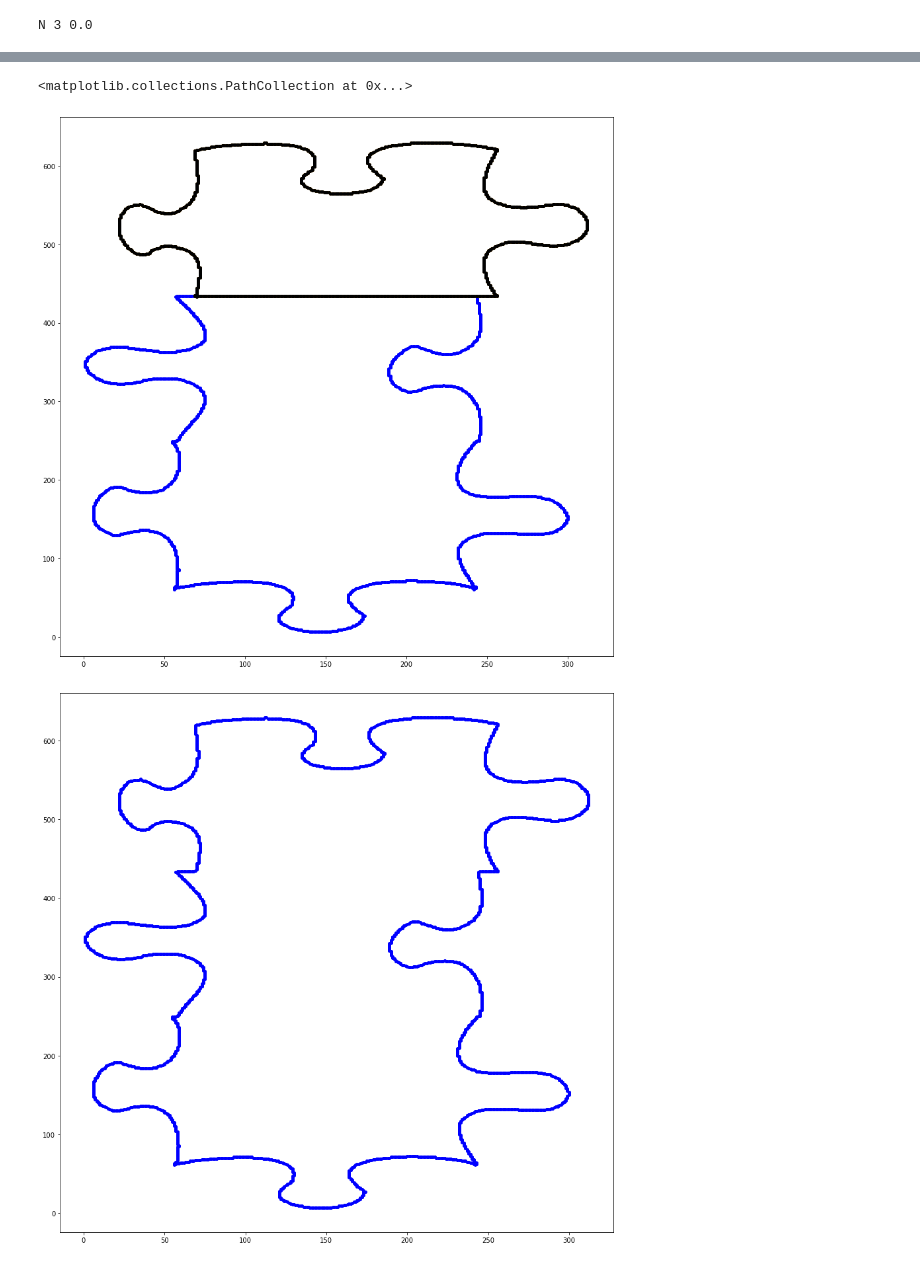
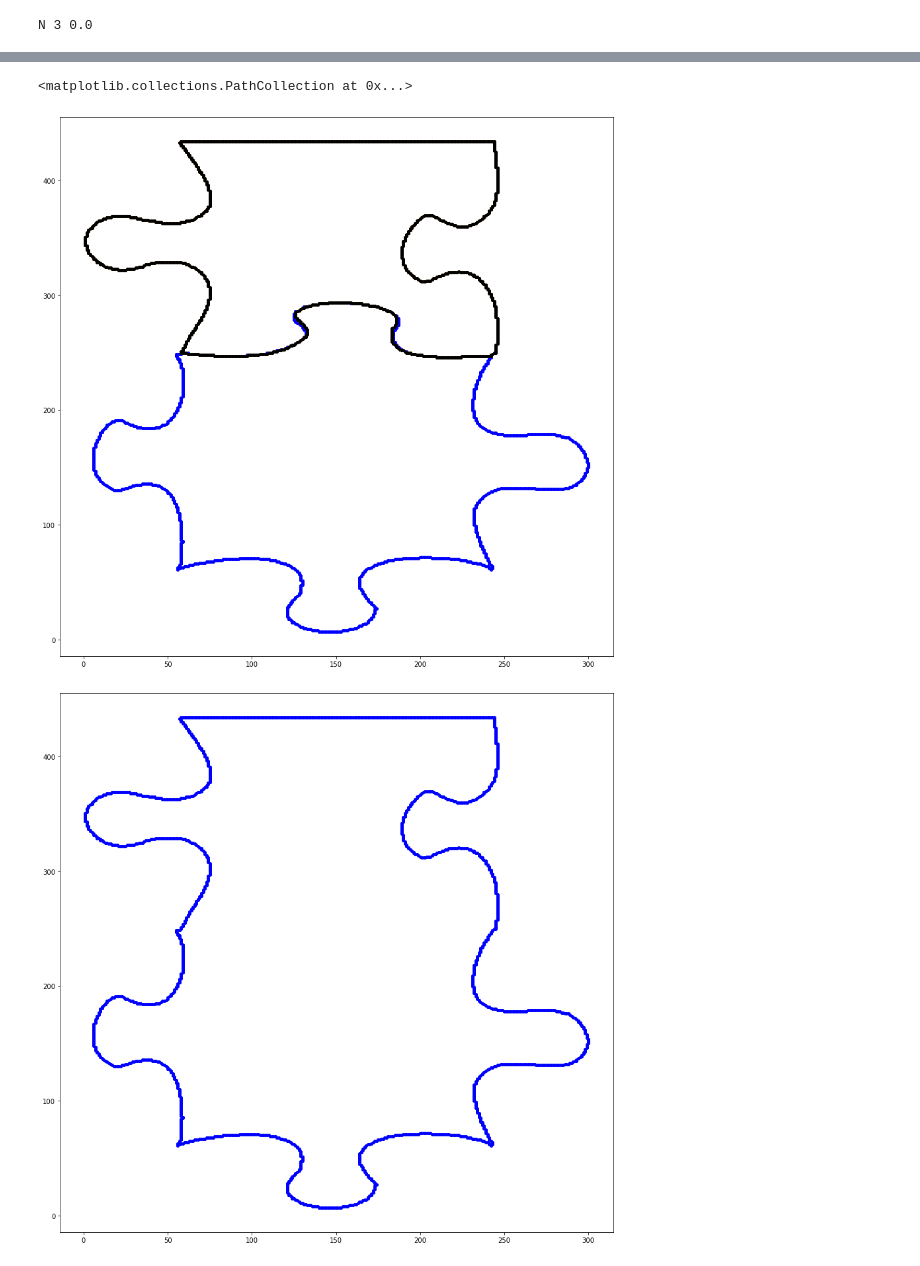
Before and after one commit to KirkDCO/JigSolve, a Jupyter notebook: general_design/3x3_Top5Hits.ipynb, the cells around one changed output, grey strips where cells are left out. Saved outputs shown, nothing was run; the diff lists cells and outputs as text; code cells hidden in the pictures.

```diff
--- a/general_design/3x3_Top5Hits.ipynb
+++ b/general_design/3x3_Top5Hits.ipynb
@@ -237,5 +237,5 @@ print(len(q_fine_seq), len(t_fine_seq))
 # %%
-## t_start = target.ext_to_old_index[mx_T]
+t_start = target.ext_to_old_index[mx_T]
 t_stop = t_start + length
 
 if t_stop >= len(target.border_sample):
@@ -269,35 +269,35 @@ else:
     idx = [i for i in range(q_orig_start,len(query.ordered_border))]
     idx = idx + [i for i in range(0, q_orig_stop+1)]
     q_fine_seq = {i:query.ordered_border[b] for i,b in enumerate(idx)}
 
 target.reposition_by_border(t_fine_seq, q_fine_seq)
 
 
 Q_x = [ q[1]['x'] for q in query.ordered_border.items() ]
 Q_y = [ q[1]['y'] for q in query.ordered_border.items() ]
 
 T_orig_x = [ t[1]['x'] for t in target.border.items() ]
 T_orig_y = [ t[1]['y'] for t in target.border.items() ]
 
 T_shifted_x = [t[1]['x'] for t in target.border.items() ]
 T_shifted_y = [t[1]['y'] for t in target.border.items() ]
 
 plt.figure(figsize = [15,15])
 plt.scatter( Q_x, Q_y, c = 'blue', s=16)
 plt.scatter( T_orig_x, T_orig_y, c = 'orange', s=16)
 plt.scatter( T_shifted_x, T_shifted_y, c = 'black', s=16)
 
 query.merge(target)
 
 Q_merged_x = [ q[1]['x'] for q in query.border.items() ]
 Q_merged_y = [ q[1]['y'] for q in query.border.items() ]
 
 plt.figure(figsize = [15,15])
 plt.scatter( Q_merged_x, Q_merged_y, c = 'blue', s=16)
 # %% [output]
 <matplotlib.collections.PathCollection at 0x...>
-[figure, old version]
+[figure, new version]
-[figure, old version]
+[figure, new version]
 # %%
 #########################
 # REPEAT ABOVE
```
Also changed, not shown: parts of 1 cell of this notebook, 2 other files.
